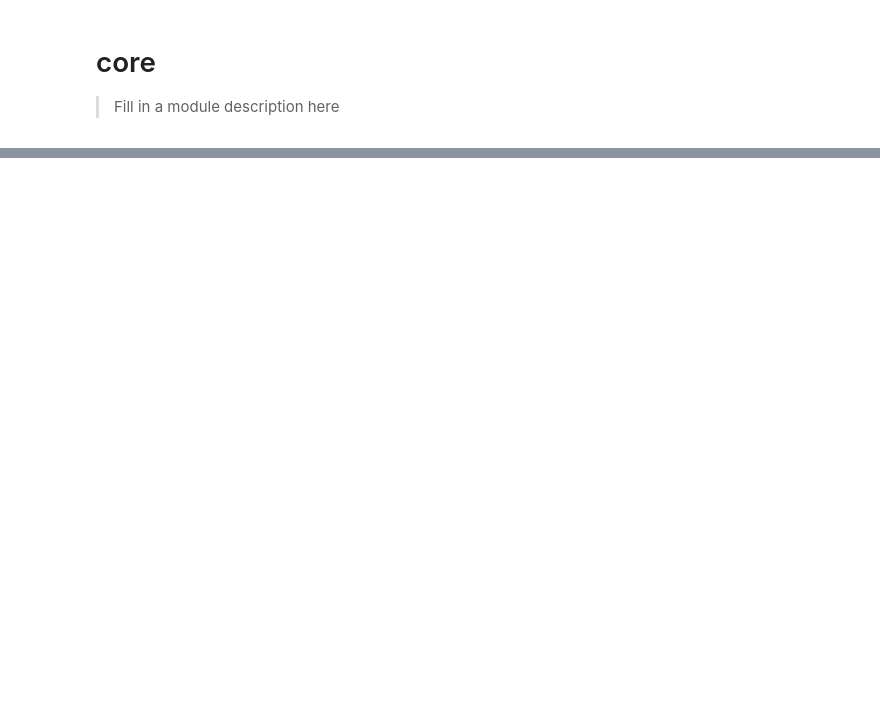
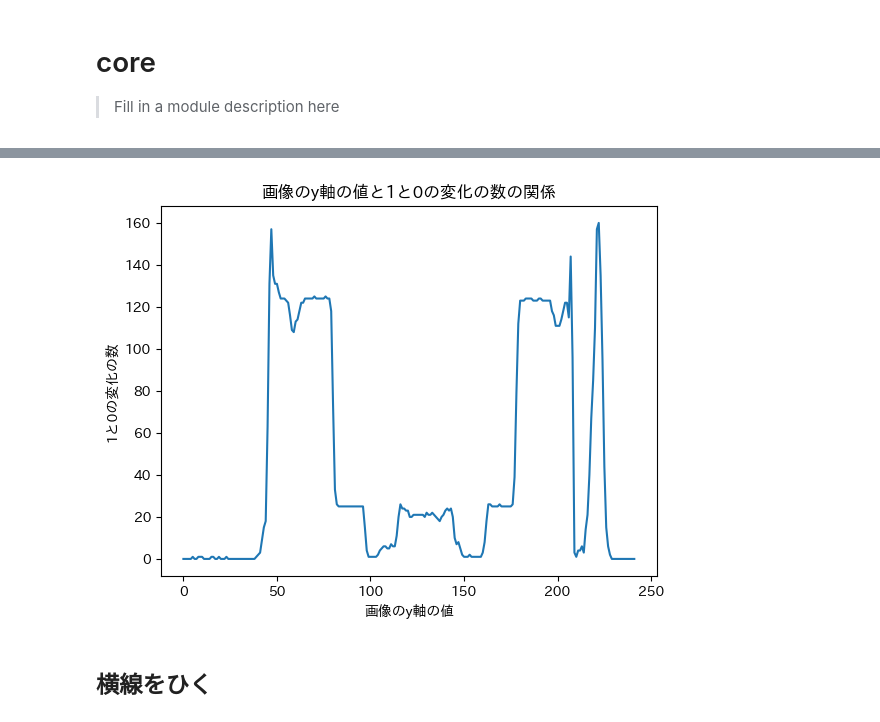
Before and after one commit to nakamura196/ruler_calc, a Jupyter notebook: api.ipynb, the cells around one changed output, grey strips where cells are left out. Cells and saved outputs as stored; diff of their text form; code cells hidden in the pictures; blank space fills up the shorter version.

```diff
--- a/api.ipynb
+++ b/api.ipynb
@@ -160,0 +725,7 @@ plt.imshow(mpimg.imread(ins.skelton_path),cmap="gray")
+# %%
+x_index, x_values, y_values = ApiClient.get_line(saisen_path)
+ApiClient.show_xy(x_values, y_values, title="画像のy軸の値と1と0の変化の数の関係", xlabel="画像のy軸の値", ylabel="1と0の変化の数")
+# %% [output]
+[figure, added]
+# %% [markdown]
+## 横線をひく
```
Also changed, not shown: parts of 36 cells of this notebook, 10 other files.
